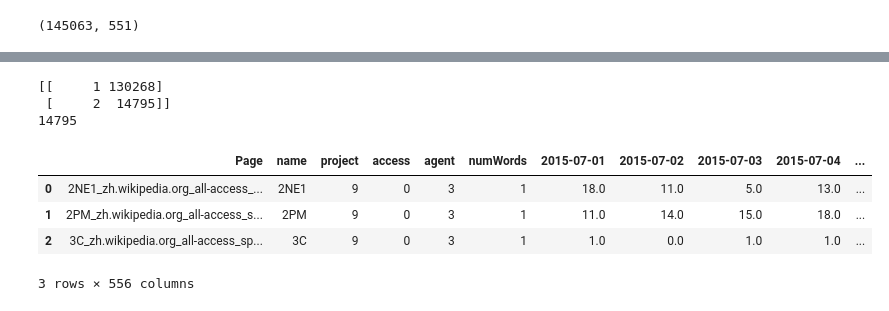
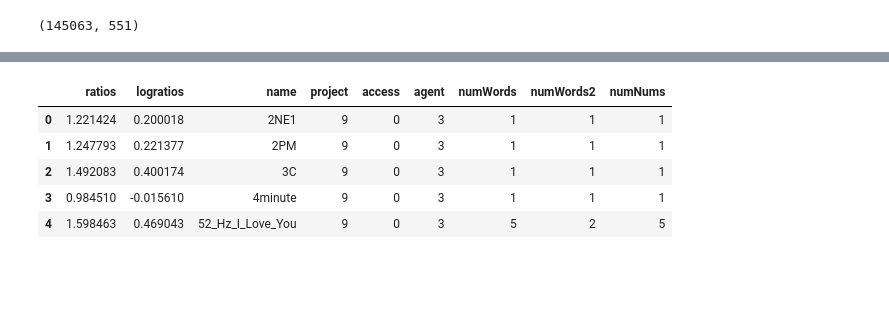
Before and after one commit to MatthewMcGonagle/KaggleWikiTraffic, a Jupyter notebook: NameExploration.ipynb, the cells around one changed output, grey strips where cells are left out. Cells and saved outputs as stored; diff of their text form; code cells hidden in the pictures; blank space fills up the shorter version.

```diff
--- a/NameExploration.ipynb
+++ b/NameExploration.ipynb
@@ -66,17 +112,13 @@ all_df[:3]
 # %%
 numWords = []
 
-for name in all_df['name']:
+for name in name_df['name']:
     num = len(re.split(r'_', name))
     numWords.append(num)
 
 numWords = np.array(numWords)
-vals, counts = np.unique(numWords, return_counts = True)
-plt.plot(vals, counts)
-plt.show()
-numWords[numWords > 6] = 6
 
-all_df.insert(5, 'numWords', numWords)
+name_df['numWords'] = numWords
 
-all_df[:3]
+name_df.head()
 # %% [output]
@@ -88,0 +131,18 @@ all_df[:3]
+# %%
+name_df['numWords'].hist(bins = np.arange(8))
+plt.show()
+
+name_df['numWords2'] = name_df['numWords']
+
+name_df.loc[name_df['numWords'] > 3, 'numWords2'] = 3
+name_df['numWords2'].hist(bins = np.arange(8))
+plt.show()
+
+name_df['ratios'].hist(by = name_df['numWords2'], bins = np.arange(0, 5, 0.2))
+plt.show()
+
+name_df.loc[name_df.numWords2 < 3, 'numWords2'] = 1
+name_df.loc[name_df.numWords2 > 2, 'numWords2'] = 2
+
+name_df['ratios'].hist(by = name_df['numWords2'], bins = np.arange(0, 5, 0.2))
+plt.show()
@@ -89,25 +154,18 @@ all_df[:3]
 # %%
 numNums = []
-
-for name in all_df['name']:
+for name in name_df['name']:
     num = len(re.split(r'\d', name))
     numNums.append(num)
 
 numNums = np.array(numNums)
-numNums[numNums > 1] = 2
-vals, counts = np.unique(numNums, return_counts = True)
-print(np.vstack((vals,counts)).T)
-print(counts[1:].sum())
 
-#all_df.insert(6, 'numNums', numWords)
+name_df['numNums'] = numWords
 
-all_df[:3]
+name_df.head()
 # %% [output]
-[[     1 130268]
- [     2  14795]]
-14795
-|  | Page | name | project | access | agent | numWords | 2015-07-01 | 2015-07-02 | 2015-07-03 | 2015-07-04 | ... |
-| 0 | 2NE1_zh.wikipedia.org_all-access_... | 2NE1 | 9 | 0 | 3 | 1 | 18.0 | 11.0 | 5.0 | 13.0 | ... |
-| 1 | 2PM_zh.wikipedia.org_all-access_s... | 2PM | 9 | 0 | 3 | 1 | 11.0 | 14.0 | 15.0 | 18.0 | ... |
-| 2 | 3C_zh.wikipedia.org_all-access_sp... | 3C | 9 | 0 | 3 | 1 | 1.0 | 0.0 | 1.0 | 1.0 | ... |
+|  | ratios | logratios | name | project | access | agent | numWords | numWords2 | numNums |
+| 0 | 1.221424 | 0.200018 | 2NE1 | 9 | 0 | 3 | 1 | 1 | 1 |
+| 1 | 1.247793 | 0.221377 | 2PM | 9 | 0 | 3 | 1 | 1 | 1 |
+| 2 | 1.492083 | 0.400174 | 3C | 9 | 0 | 3 | 1 | 1 | 1 |
+| 3 | 0.984510 | -0.015610 | 4minute | 9 | 0 | 3 | 1 | 1 | 1 |
+| 4 | 1.598463 | 0.469043 | 52_Hz_I_Love_You | 9 | 0 | 3 | 5 | 2 | 5 |
-3 rows × 556 columns
```
Also changed, not shown: parts of 28 cells of this notebook.
